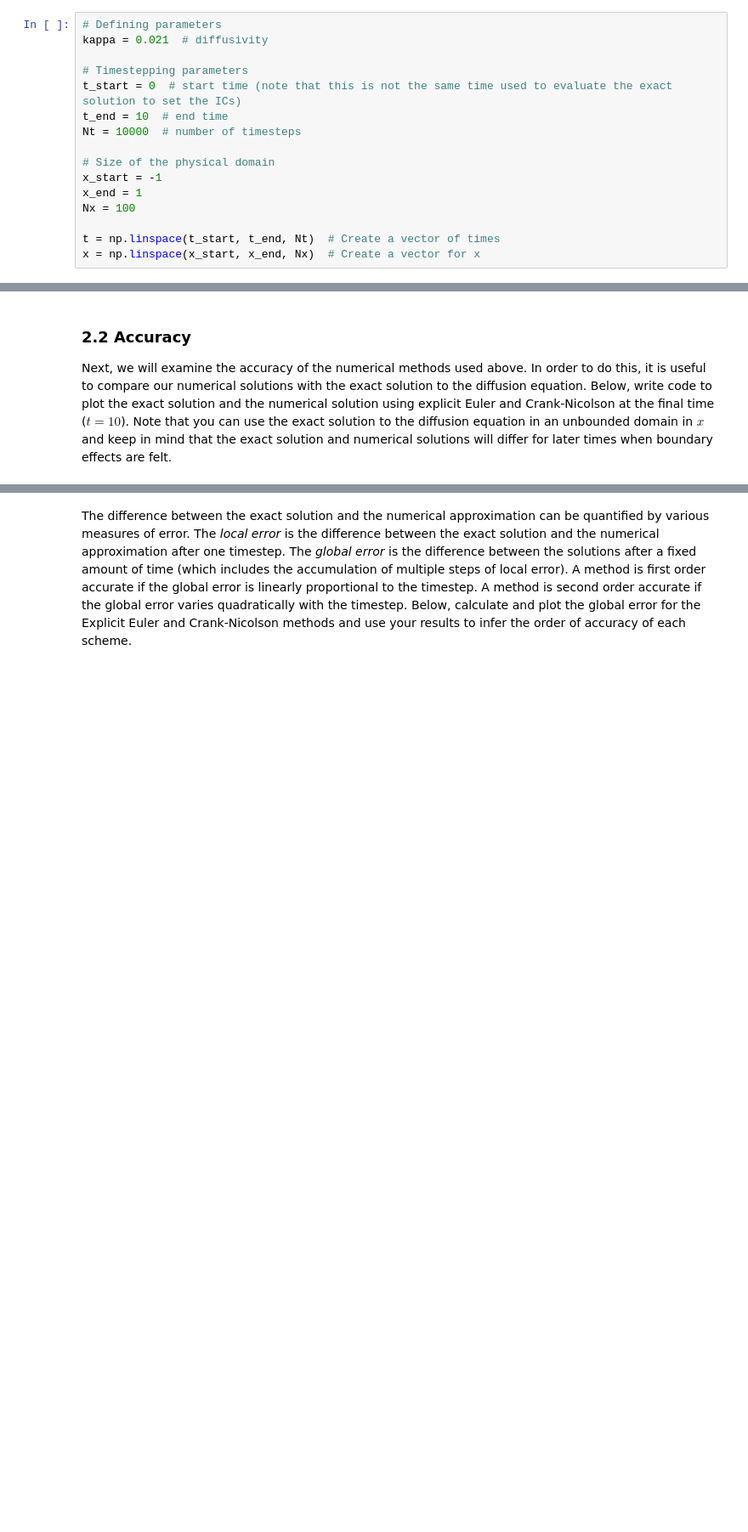
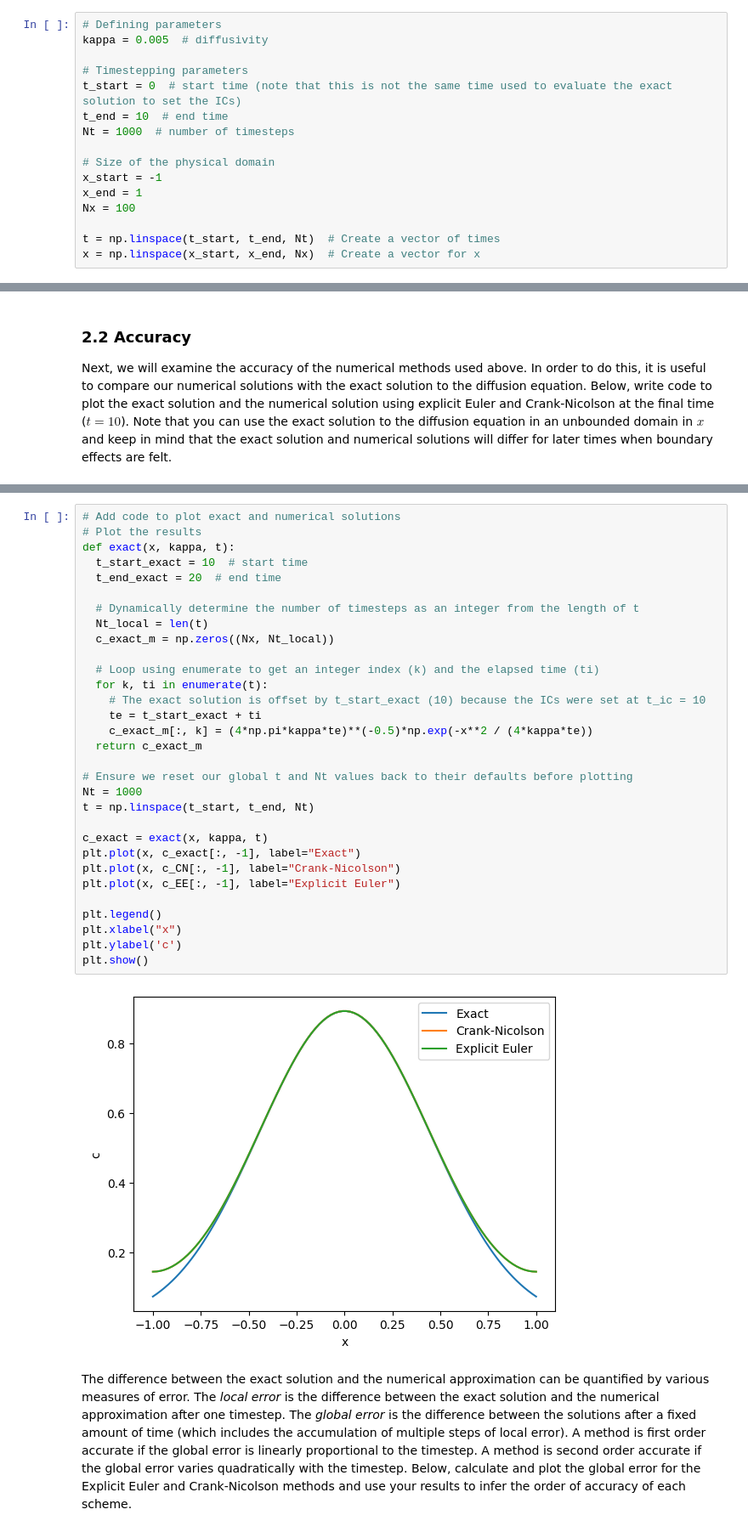
Before and after one commit to gracetuma/QCES, a Jupyter notebook: Project1_numerical_methods.ipynb, the cells around one changed output, grey strips where cells are left out. Shown at 85% size. Cells and saved outputs as stored; diff of their text form; blank space fills up the shorter version.

```diff
--- a/Project1_numerical_methods.ipynb
+++ b/Project1_numerical_methods.ipynb
@@ -239,12 +241,12 @@ def set_ics(x, kappa, t_ic):
 Finally, define some parameters and the x and t vectors:
 # %%
 # Defining parameters
-kappa = 0.021  # diffusivity
+kappa = 0.005  # diffusivity
 
 # Timestepping parameters
 t_start = 0  # start time (note that this is not the same time used to evaluate the exact solution to set the ICs)
 t_end = 10  # end time
-Nt = 10000  # number of timesteps
+Nt = 1000  # number of timesteps
 
 # Size of the physical domain
 x_start = -1
@@ -324,3 +303,36 @@ plt.show()
+# %%
+# Add code to plot exact and numerical solutions
+# Plot the results
+def exact(x, kappa, t):
+  t_start_exact = 10  # start time
+  t_end_exact = 20  # end time
+
+  # Dynamically determine the number of timesteps as an integer from the length of t
+  Nt_local = len(t)
+  c_exact_m = np.zeros((Nx, Nt_local))
+
+  # Loop using enumerate to get an integer index (k) and the elapsed time (ti)
+  for k, ti in enumerate(t):
+    # The exact solution is offset by t_start_exact (10) because the ICs were set at t_ic = 10
+    te = t_start_exact + ti
+    c_exact_m[:, k] = (4*np.pi*kappa*te)**(-0.5)*np.exp(-x**2 / (4*kappa*te))
+  return c_exact_m
+
+# Ensure we reset our global t and Nt values back to their defaults before plotting
+Nt = 1000
+t = np.linspace(t_start, t_end, Nt)
+
+c_exact = exact(x, kappa, t)
+plt.plot(x, c_exact[:, -1], label="Exact")
+plt.plot(x, c_CN[:, -1], label="Crank-Nicolson")
+plt.plot(x, c_EE[:, -1], label="Explicit Euler")
+
+plt.legend()
+plt.xlabel("x")
+plt.ylabel('c')
+plt.show()
+# %% [output]
+[figure, added]
 # %% [markdown]
 The difference between the exact solution and the numerical approximation can be quantified by various measures of error. The *local error* is the difference between the exact solution and the numerical approximation after one timestep. The *global error* is the difference between the solutions after a fixed amount of time (which includes the accumulation of multiple steps of local error). A method is first order accurate if the global error is linearly proportional to the timestep. A method is second order accurate if the global error varies quadratically with the timestep. Below, calculate and plot the global error for the Explicit Euler and Crank-Nicolson methods and use your results to infer the order of accuracy of each scheme.
 # %% [markdown]
```
Also changed, not shown: parts of 8 cells of this notebook.
